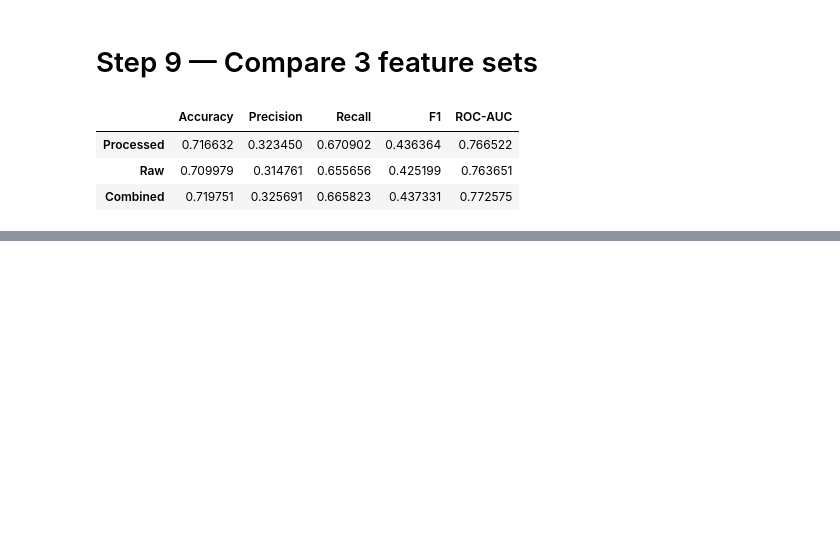
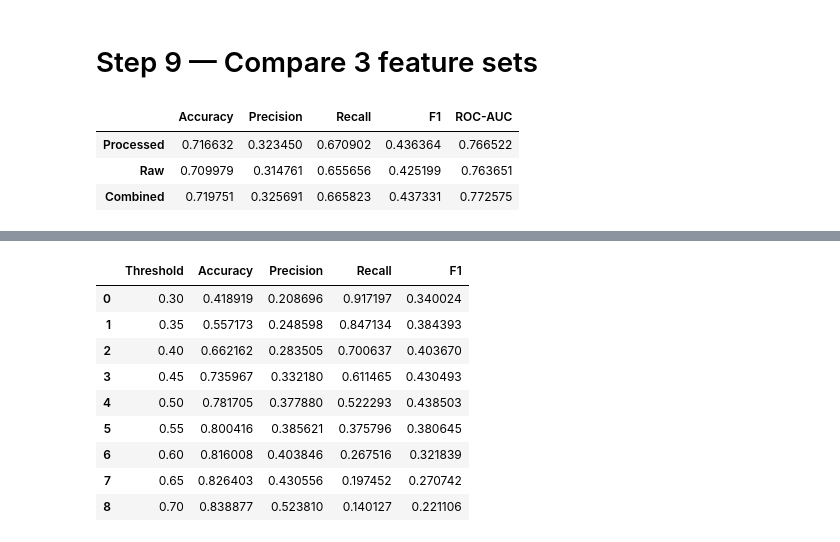
Before and after one commit to Muzammil-Ansari-17/Depression_Risk_Prediction, a Jupyter notebook: DRP.ipynb, the cells around one changed output, grey strips where cells are left out. Saved outputs shown, nothing was run; the diff lists cells and outputs as text; code cells hidden in the pictures; blank space fills up the shorter version.

```diff
--- a/DRP.ipynb
+++ b/DRP.ipynb
@@ -650,0 +1167,8 @@ models = {
+# %%
+log_pipe_r = Pipeline([
+    ('preprocessor', prep_r),
+    ('classifier', LogisticRegression(
+        max_iter=2000,
+        random_state=42
+    ))
+])
@@ -650,0 +1232,11 @@ models = {
+# %%
+best_reduced_model = Pipeline([
+    ('preprocessor', prep_r),
+    ('classifier', LogisticRegression(
+        C=0.001,
+        class_weight={0: 1, 1: 3},
+        solver='liblinear',
+        max_iter=2000,
+        random_state=42
+    ))
+])
@@ -650,0 +1262,3 @@ models = {
+# %%
+y_prob_r = best_reduced_model.predict_proba(X_test_r)[:, 1]
+y_pred_r = (y_prob_r >= 0.5).astype(int)
@@ -650,0 +1288,31 @@ models = {
+# %%
+thresholds = [0.30, 0.35, 0.40, 0.45, 0.50, 0.55, 0.60, 0.65, 0.70]
+
+threshold_results_r = []
+
+for threshold in thresholds:
+
+    y_pred_threshold_r = (y_prob_r >= threshold).astype(int)
+
+    threshold_results_r.append({
+        'Threshold': threshold,
+        'Accuracy': accuracy_score(y_test_r, y_pred_threshold_r),
+        'Precision': precision_score(y_test_r, y_pred_threshold_r),
+        'Recall': recall_score(y_test_r, y_pred_threshold_r),
+        'F1': f1_score(y_test_r, y_pred_threshold_r)
+    })
+
+threshold_df_r = pd.DataFrame(threshold_results_r)
+
+threshold_df_r
+# %% [output]
+|  | Threshold | Accuracy | Precision | Recall | F1 |
+| 0 | 0.30 | 0.418919 | 0.208696 | 0.917197 | 0.340024 |
+| 1 | 0.35 | 0.557173 | 0.248598 | 0.847134 | 0.384393 |
+| 2 | 0.40 | 0.662162 | 0.283505 | 0.700637 | 0.403670 |
+| 3 | 0.45 | 0.735967 | 0.332180 | 0.611465 | 0.430493 |
+| 4 | 0.50 | 0.781705 | 0.377880 | 0.522293 | 0.438503 |
+| 5 | 0.55 | 0.800416 | 0.385621 | 0.375796 | 0.380645 |
+| 6 | 0.60 | 0.816008 | 0.403846 | 0.267516 | 0.321839 |
+| 7 | 0.65 | 0.826403 | 0.430556 | 0.197452 | 0.270742 |
+| 8 | 0.70 | 0.838877 | 0.523810 | 0.140127 | 0.221106 |
```
Also changed, not shown: parts of 67 cells of this notebook.
